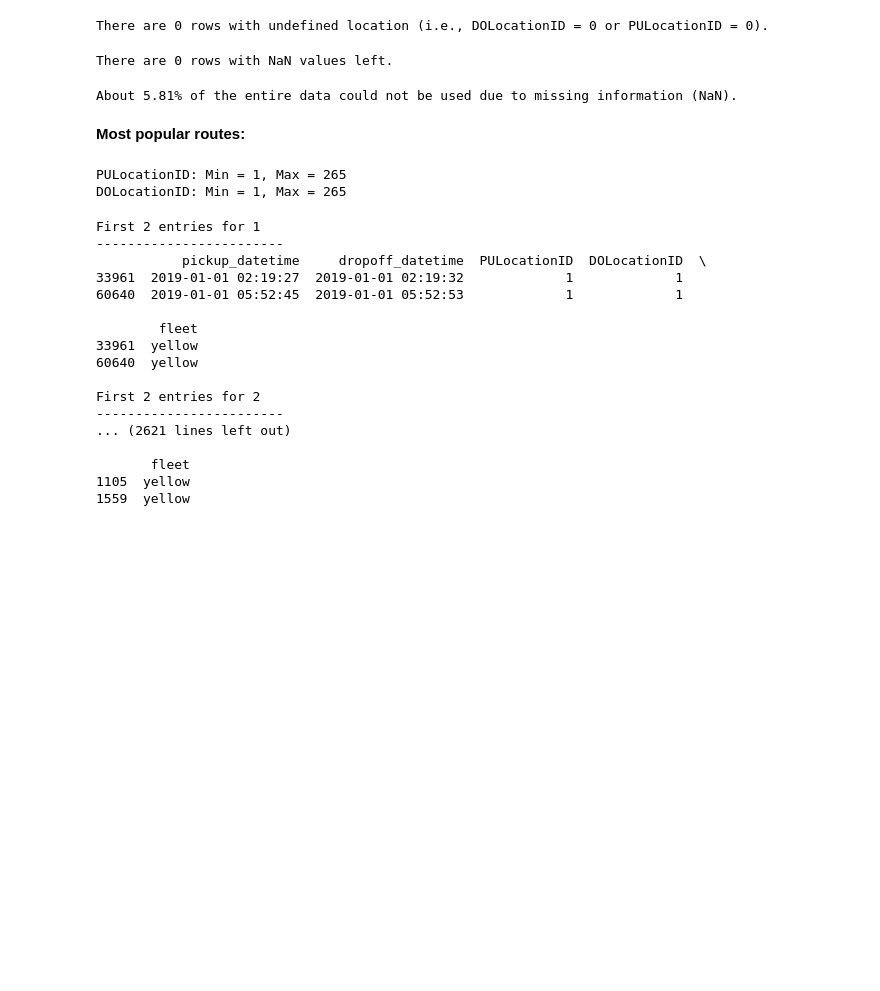
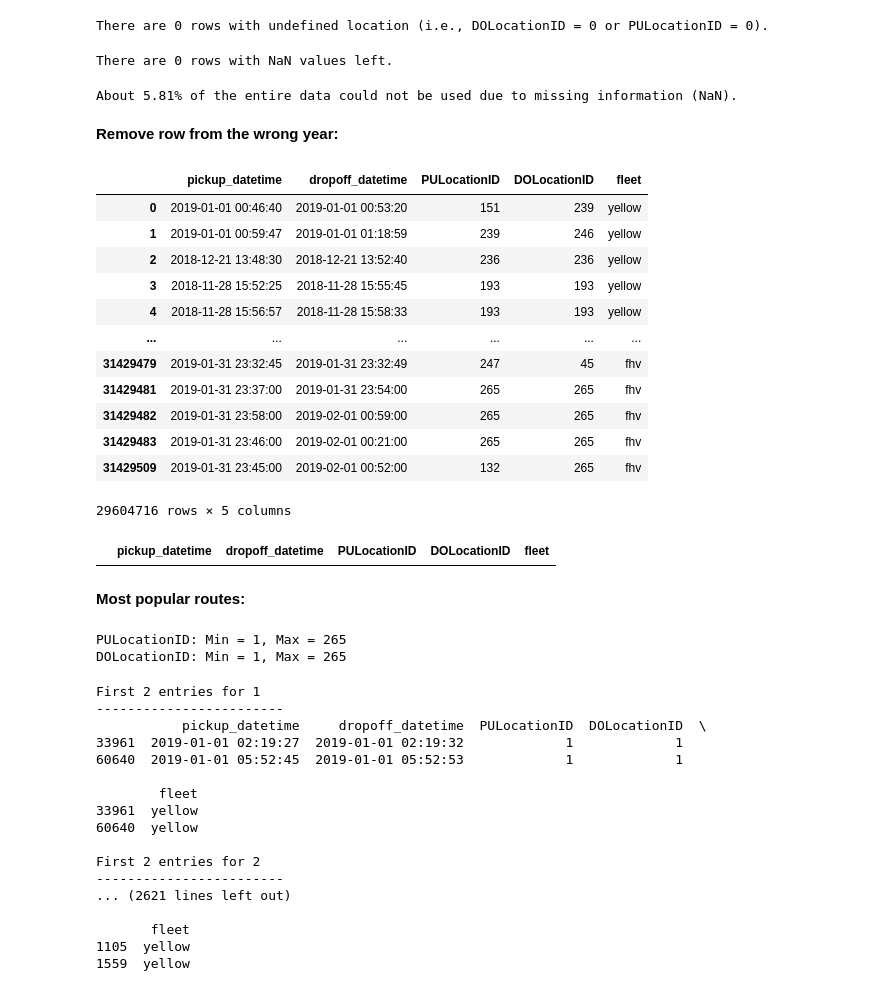
Before and after one commit to nilsriekers/data-literacy-project, a Jupyter notebook: exp/exp203_Preprocessing_Tests.ipynb, the cells around one changed output. Saved outputs shown, nothing was run; the diff lists cells and outputs as text; code cells hidden in the pictures; blank space fills up the shorter version.

Commit message:
Advanced visualization * Finished experiment to visualize data using GeoPandas and Plotly. * Some preprocessing to deal with wrong data (sometimes, the wrong year is included).

```diff
--- a/exp/exp203_Preprocessing_Tests.ipynb
+++ b/exp/exp203_Preprocessing_Tests.ipynb
@@ -95,3 +95,21 @@ There are 0 rows with NaN values left.
 print('About {:.2f}% of the entire data could not be used due to missing information (NaN).'.format(100*(1-df_taxi_2019_01.shape[0]/31429520)))
 # %% [output]
 About 5.81% of the entire data could not be used due to missing information (NaN).
+# %% [markdown]
+**Remove row from the wrong year:**
+# %%
+df_taxi_2019_01
+# %% [output]
+|  | pickup_datetime | dropoff_datetime | PULocationID | DOLocationID | fleet |
+| 0 | 2019-01-01 00:46:40 | 2019-01-01 00:53:20 | 151 | 239 | yellow |
+| 1 | 2019-01-01 00:59:47 | 2019-01-01 01:18:59 | 239 | 246 | yellow |
+| 2 | 2018-12-21 13:48:30 | 2018-12-21 13:52:40 | 236 | 236 | yellow |
+| 3 | 2018-11-28 15:52:25 | 2018-11-28 15:55:45 | 193 | 193 | yellow |
+| 4 | 2018-11-28 15:56:57 | 2018-11-28 15:58:33 | 193 | 193 | yellow |
+| ... | ... | ... | ... | ... | ... |
+| 31429479 | 2019-01-31 23:32:45 | 2019-01-31 23:32:49 | 247 | 45 | fhv |
+| 31429481 | 2019-01-31 23:37:00 | 2019-01-31 23:54:00 | 265 | 265 | fhv |
+| 31429482 | 2019-01-31 23:58:00 | 2019-02-01 00:59:00 | 265 | 265 | fhv |
+| 31429483 | 2019-01-31 23:46:00 | 2019-02-01 00:21:00 | 265 | 265 | fhv |
+| 31429509 | 2019-01-31 23:45:00 | 2019-02-01 00:52:00 | 132 | 265 | fhv |
+29604716 rows × 5 columns
@@ -98,3 +120,8 @@ About 5.81% of the entire data could not be used due to missing information (NaN
+# %%
+# Quick test for wrong year
+df_taxi_2019_01[df_taxi_2019_01['pickup_datetime'].str.contains('2018')]
+# %% [output]
+|  | pickup_datetime | dropoff_datetime | PULocationID | DOLocationID | fleet |
 # %% [markdown]
 **Most popular routes:**
 # %%
```
Also changed, not shown: parts of 1 cell of this notebook, 1 other file.
